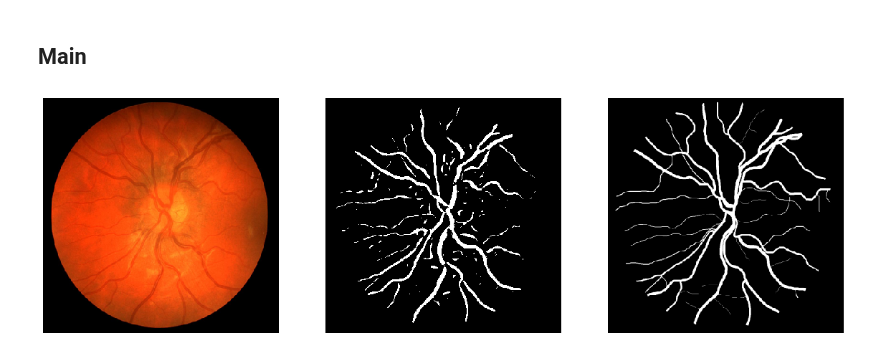
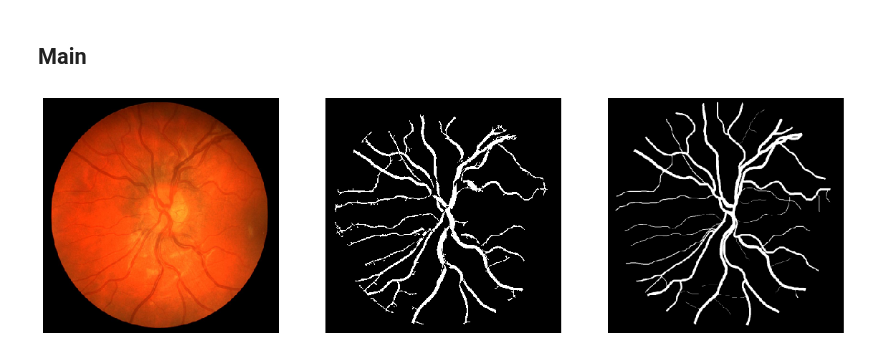
Before and after one commit to Preludium/IwM, a Jupyter notebook: fundus.ipynb, the cells around one changed output. Drawn from its saved outputs; the diff is of its cells as text; code cells hidden in the pictures.

Commit message:
image fixes

```diff
--- a/fundus.ipynb
+++ b/fundus.ipynb
@@ -20,16 +18,16 @@ ORIGINAL_PHOTO_HOLD_OUT = "photos/{0}_1stHO.png".format(PATH)
 # %% [markdown]
 ## Functions
 # %%
-def loadImage(file):
+def loadImage(file, size=400):
     img = cv2.imread(file, cv2.IMREAD_COLOR)
-    img = cv2.resize(img, (400, 400), interpolation=cv2.INTER_AREA)
+    img = cv2.resize(img, (size, size), interpolation=cv2.INTER_AREA)
     img = cv2.cvtColor(img, cv2.COLOR_BGR2RGB)
     return img
 # %%
 def showImages(img1, img2, img3):
     fig = plt.figure(figsize=(20, 10))
     plt.subplot(1, 3, 1)
-    plt.imshow(img1)
+    plt.imshow(img1, cmap='gray')
     plt.axis('off')
     plt.subplot(1, 3, 2)
     plt.imshow(img2, cmap='gray')
@@ -69,17 +91,24 @@ def removeBorder(original, img):
             if original[i][j] == False:
                 img[i][j] = 0
     return img
+# %%
+def darkenVessels(img):
+    for i in range(len(img)):
+        for j in range(len(img[0])):
+            if img[i][j] < 70:
+                img[i][j] = 0
+    return img
 # %% [markdown]
 ## Main
 # %%
 originalImage = loadImage(ORIGINAL_PHOTO_NAME)
 
-preparedImage = preProcessing(originalImage, [0, 5, 2]) # nr 4 jest jeszcze niezle
+preparedImage = preProcessing(originalImage, [0, 5, 2, 8, 6])
+preparedImage = darkenVessels(preparedImage)
 resultImage = properProcessing(preparedImage)
-resultImage = preProcessing(resultImage, [6, 2, 3])
-resultImage = removeBorder(preProcessing(originalImage, [0]) > 40, resultImage)
-holdOut = loadImage(ORIGINAL_PHOTO_HOLD_OUT)
+resultImage = removeBorder(preProcessing(originalImage, [0]) > 50, resultImage)
+resultImage = preProcessing(resultImage, [1, 3])
 
-showImages(originalImage, resultImage > 42, holdOut)
+showImages(originalImage, preProcessing(resultImage > 28, [9]), holdOut)
 # %% [output]
-[figure, old version]
+[figure, new version]
```
Also changed, not shown: parts of 2 cells of this notebook.
